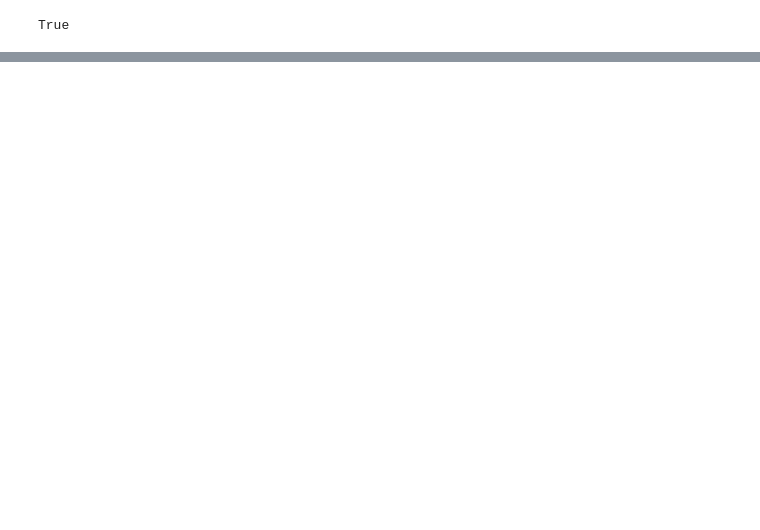
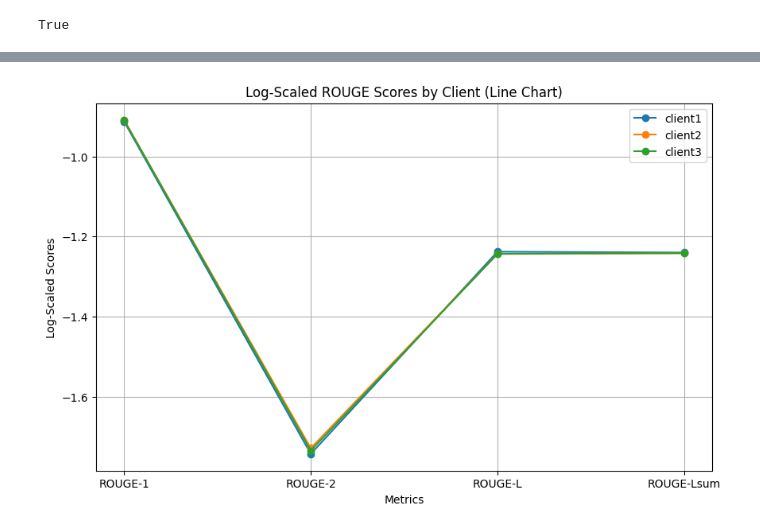
Before and after one commit to nash5657/MasterThesis2024, a Jupyter notebook: examples/mnist-pytorch/run_fedn_training.ipynb, the cells around one changed output, grey strips where cells are left out. Cells and saved outputs as stored; diff of their text form; code cells hidden in the pictures; blank space fills up the shorter version.

```diff
--- a/examples/mnist-pytorch/run_fedn_training.ipynb
+++ b/examples/mnist-pytorch/run_fedn_training.ipynb
@@ -85,0 +307,55 @@ validations
+# %%
+import json
+import matplotlib.pyplot as plt
+import numpy as np
+
+# Function to read JSON data from a file
+def read_json_file(file_path):
+    with open(file_path, 'r') as file:
+        data = json.load(file)
+    return data
+
+
+# Read data
+data = read_json_file(file_path)
+
+# Extract ROUGE scores and apply transformation
+epsilon = 1e-3  # Small constant to avoid log(0)
+rouge_data = {}
+for item in data:
+    client_name = item['sender']['name']
+    scores = json.loads(item['data'])
+    rouge_data[client_name] = {
+        'ROUGE-1': np.log(scores['rouge1'] + epsilon),
+        'ROUGE-2': np.log(scores['rouge2'] + epsilon),
+        'ROUGE-L': np.log(scores['rougeL'] + epsilon),
+        'ROUGE-Lsum': np.log(scores['rougeLsum'] + epsilon)
+    }
+
+# Prepare data for plotting
+metrics = ['ROUGE-1', 'ROUGE-2', 'ROUGE-L', 'ROUGE-Lsum']
+scores = {metric: [] for metric in metrics}
+clients = list(rouge_data.keys())
+
+for client, metrics_scores in rouge_data.items():
+    for metric in metrics:
+        scores[metric].append(metrics_scores[metric])
+
+# Plotting with a line chart
+fig, ax = plt.subplots(figsize=(10, 6))
+for client in clients:
+    ax.plot(metrics, [rouge_data[client][metric] for metric in metrics], marker='o', label=client)
+
+# Add labels, title, and custom x-axis tick labels
+ax.set_xlabel('Metrics')
+ax.set_ylabel('Log-Scaled Scores')
+ax.set_title('Log-Scaled ROUGE Scores by Client (Line Chart)')
+ax.set_xticks(np.arange(len(metrics)))
+ax.set_xticklabels(metrics)
+ax.grid(True)
+ax.legend()
+
+# Show the plot
+plt.show()
+# %% [output]
+[figure, added]
```
Also changed, not shown: parts of 15 cells of this notebook, 2 other files.
